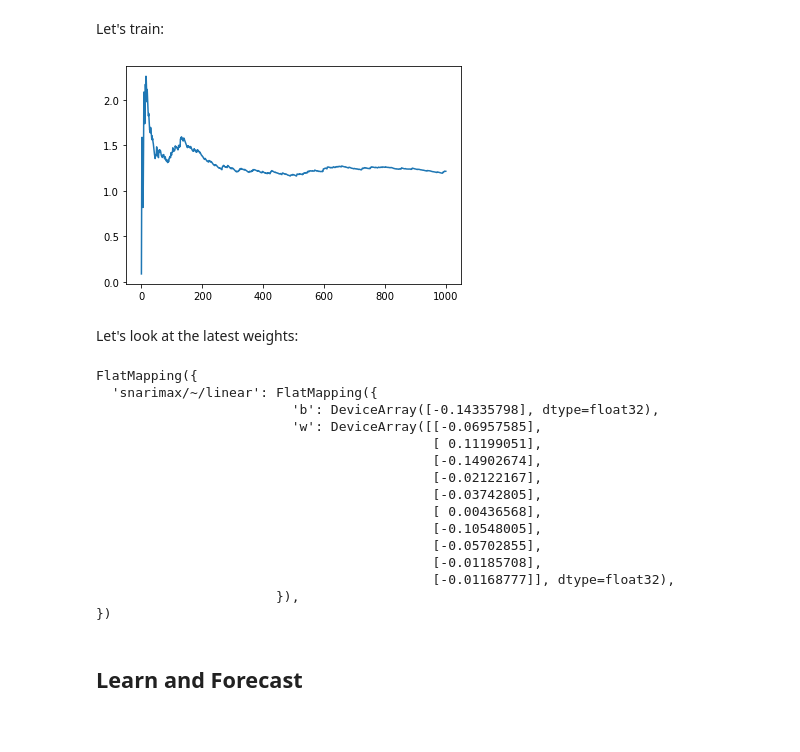
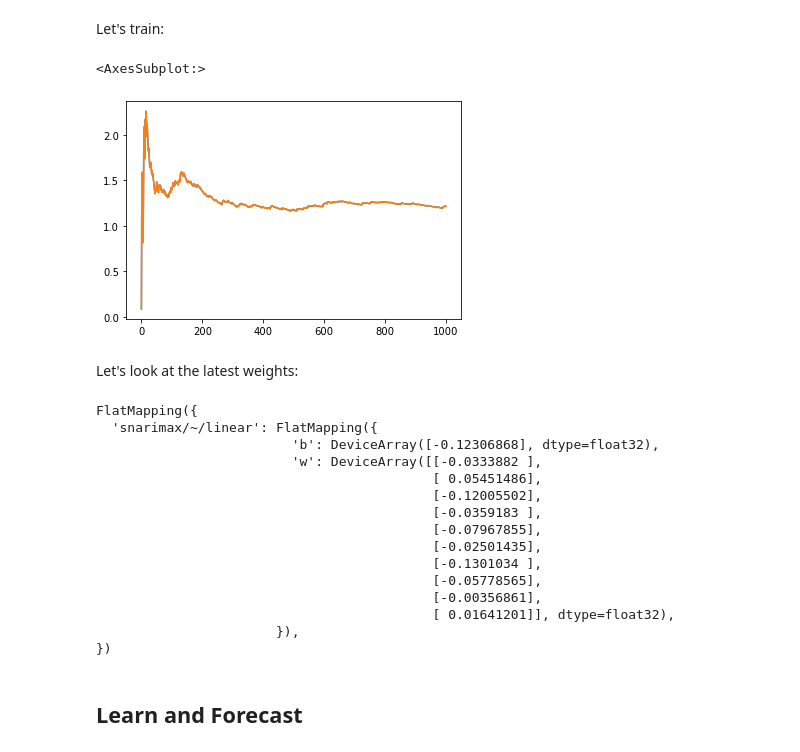
Before and after one commit to eserie/wax-ml, a Jupyter notebook: docs/notebooks/07_Online_Time_Series_Prediction.ipynb, the cells around one changed output. Drawn from its saved outputs; the diff is of its cells as text; code cells hidden in the pictures.

```diff
--- a/docs/notebooks/07_Online_Time_Series_Prediction.ipynb
+++ b/docs/notebooks/07_Online_Time_Series_Prediction.ipynb
@@ -183,40 +187,46 @@ project_params(hk.data_structures.to_mutable_dict(params))
   'b': DeviceArray([0.], dtype=float32)}}
 # %%
 def learn(y, X=None):
-    optim_res = OnlineOptimizer(
-        predict_and_evaluate, optax.sgd(1.0e-2), project_params=project_params
+    opt_info = OnlineOptimizer(
+        predict_and_evaluate,
+        optax.sgd(1.0e-2),
+        project_params=project_params,
+        return_params=True,
     )(y, X)
-    return optim_res
+    return opt_info
 # %% [markdown]
 Let's train:
 # %%
 sim = unroll_transform_with_state(learn)
 rng = jax.random.PRNGKey(42)
 eps = jax.random.normal(rng, (1000,))
+
 params, state = sim.init(rng, eps)
-optim_res, state = sim.apply(params, state, rng, eps)
+(opt_info), state = sim.apply(params, state, rng, eps)
 
-pd.Series(optim_res.loss).expanding().mean().plot()
+pd.Series(opt_info.loss).expanding().mean().plot()
+pd.Series(opt_info.opt_loss).expanding().mean().plot()
 # %% [output]
+<AxesSubplot:>
-[figure, old version]
+[figure, new version]
 # %% [markdown]
 Let's look at the latest weights:
 # %%
-jax.tree_map(lambda x: x[-1], optim_res.updated_params)
+jax.tree_map(lambda x: x[-1], opt_info.params)
 # %% [output]
 FlatMapping({
   'snarimax/~/linear': FlatMapping({
-                         'b': DeviceArray([-0.14335798], dtype=float32),
-                         'w': DeviceArray([[-0.06957585],
-                                           [ 0.11199051],
-                                           [-0.14902674],
-                                           [-0.02122167],
-                                           [-0.03742805],
-                                           [ 0.00436568],
-                                           [-0.10548005],
-                                           [-0.05702855],
-                                           [-0.01185708],
-                                           [-0.01168777]], dtype=float32),
+                         'b': DeviceArray([-0.12306868], dtype=float32),
+                         'w': DeviceArray([[-0.0333882 ],
+                                           [ 0.05451486],
+                                           [-0.12005502],
+                                           [-0.0359183 ],
+                                           [-0.07967855],
+                                           [-0.02501435],
+                                           [-0.1301034 ],
+                                           [-0.05778565],
+                                           [-0.00356861],
+                                           [ 0.01641201]], dtype=float32),
                        }),
 })
 # %% [markdown]
```
Also changed, not shown: parts of 29 cells of this notebook, 26 other files.
